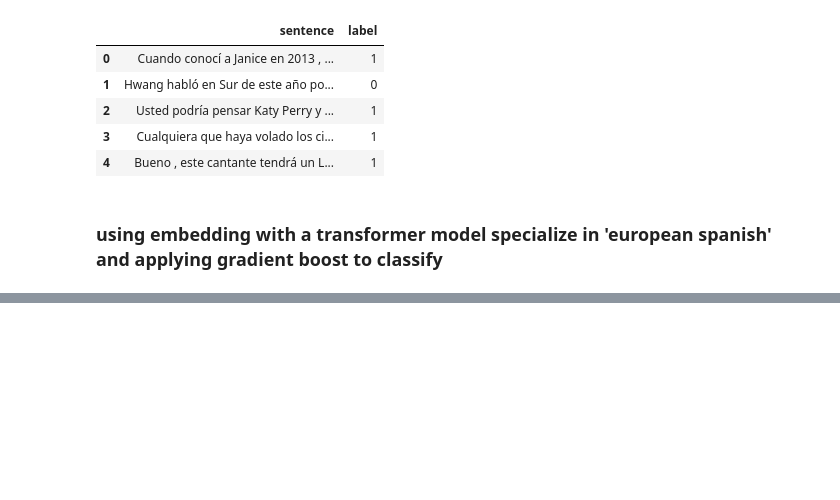
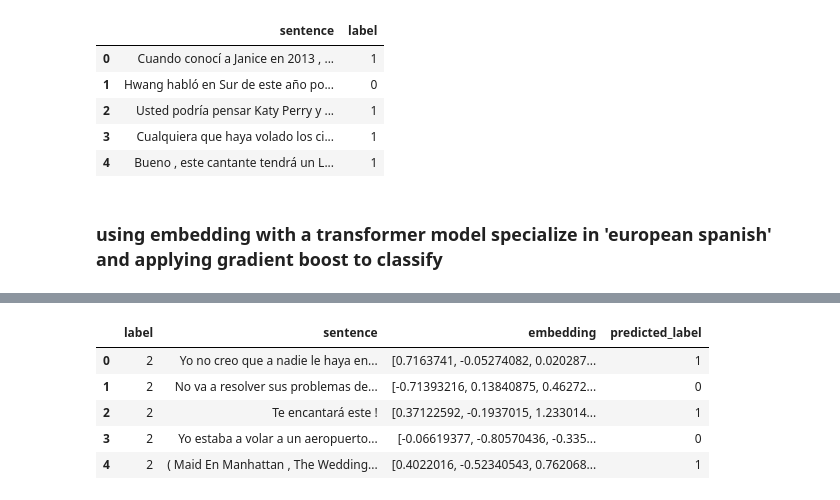
Before and after one commit to lilimanz/project-nlp, a Jupyter notebook: nlp-withoutpreprocessing.ipynb, the cells around one changed output, grey strips where cells are left out. Cells and saved outputs as stored; diff of their text form; code cells hidden in the pictures; blank space fills up the shorter version.

```diff
--- a/nlp-withoutpreprocessing.ipynb
+++ b/nlp-withoutpreprocessing.ipynb
@@ -270,0 +275,24 @@ plt.show()
+# %%
+# Function to embed text
+def embed_text(text):
+    inputs = tokenizer(text, return_tensors='pt', truncation=True, padding=True, max_length=512)
+    with torch.no_grad():
+        outputs = model(**inputs)
+    embedding = outputs.last_hidden_state[0][0].numpy()  # Get the embedding for the [CLS] token
+    return embedding
+
+# Apply embedding to the 'sentence' column
+real_data['embedding'] = real_data['sentence'].apply(embed_text)
+
+# Convert embeddings to numpy array
+X_real = np.array(real_data['embedding'].tolist())
+
+# Assuming 'gbc' is your trained model
+# Predict on real data
+y_real_pred = gbc.predict(X_real)
+
+# Add predictions to the dataframe
+real_data['predicted_label'] = y_real_pred
+
+# Print the first few rows to verify
+print(real_data.head())
@@ -270,0 +313,9 @@ plt.show()
+# %%
+real_data.head()
+# %% [output]
+|  | label | sentence | embedding | predicted_label |
+| 0 | 2 | Yo no creo que a nadie le haya en... | [0.7163741, -0.05274082, 0.020287... | 1 |
+| 1 | 2 | No va a resolver sus problemas de... | [-0.71393216, 0.13840875, 0.46272... | 0 |
+| 2 | 2 | Te encantará este ! | [0.37122592, -0.1937015, 1.233014... | 1 |
+| 3 | 2 | Yo estaba a volar a un aeropuerto... | [-0.06619377, -0.80570436, -0.335... | 0 |
+| 4 | 2 | ( Maid En Manhattan , The Wedding... | [0.4022016, -0.52340543, 0.762068... | 1 |
```
Also changed, not shown: parts of 16 cells of this notebook, 7 other files.
